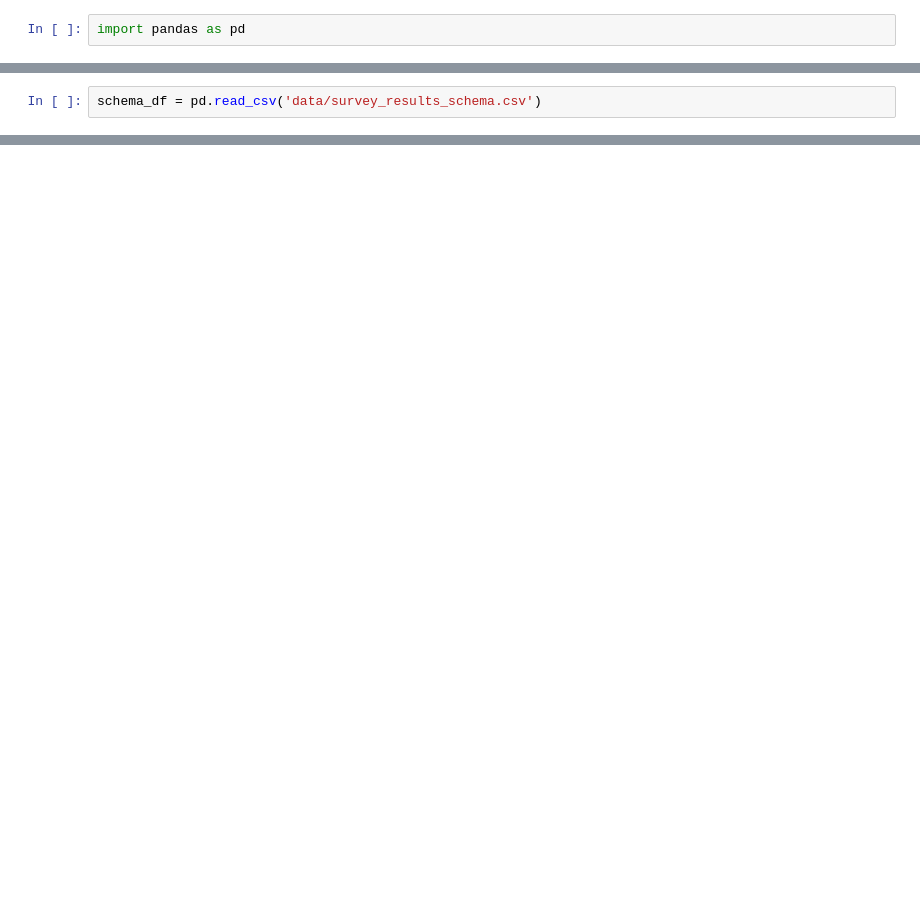
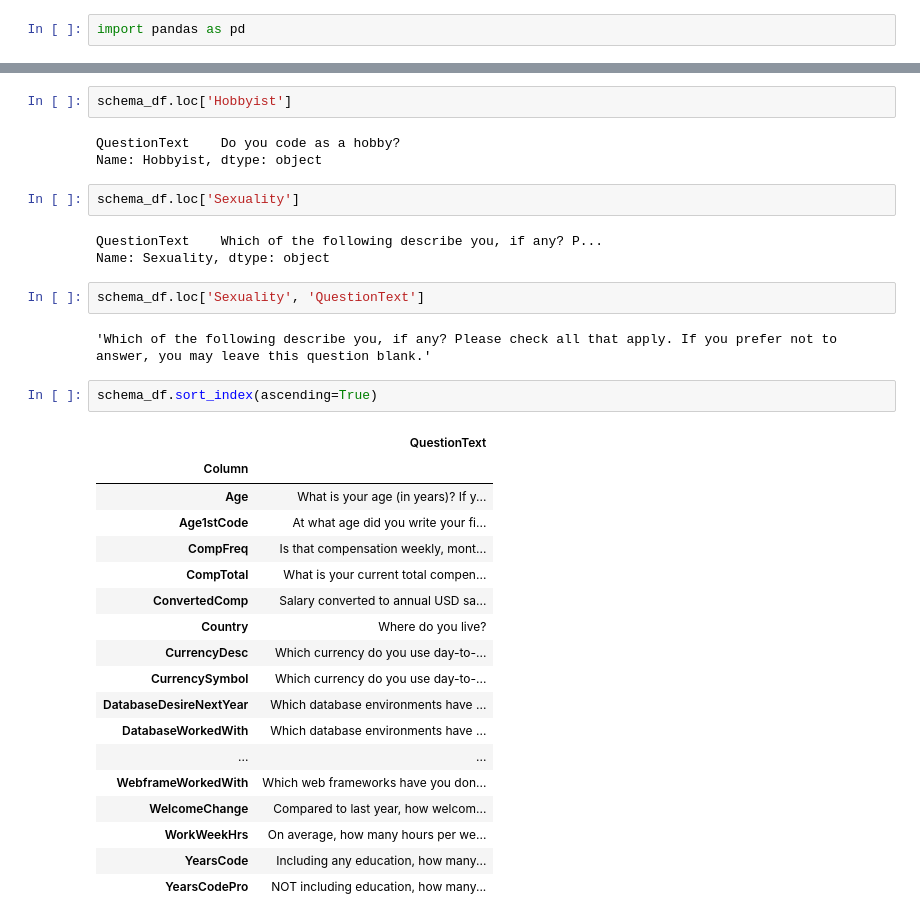
Before and after one commit to sharmasourab93/JustPython, a Jupyter notebook: pandas/pandas_1.ipynb, the cells around one changed output, grey strips where cells are left out. Drawn from its saved outputs; the diff is of its cells as text; blank space fills up the shorter version.

```diff
--- a/pandas/pandas_1.ipynb
+++ b/pandas/pandas_1.ipynb
@@ -67,2 +74,0 @@ df
-# %%
-schema_df = pd.read_csv('data/survey_results_schema.csv')
@@ -103,0 +165,35 @@ schema_df
+# %%
+schema_df.loc['Hobbyist']
+# %% [output]
+QuestionText    Do you code as a hobby?
+Name: Hobbyist, dtype: object
+# %%
+schema_df.loc['Sexuality']
+# %% [output]
+QuestionText    Which of the following describe you, if any? P...
+Name: Sexuality, dtype: object
+# %%
+schema_df.loc['Sexuality', 'QuestionText']
+# %% [output]
+'Which of the following describe you, if any? Please check all that apply. If you prefer not to answer, you may leave this question blank.'
+# %%
+schema_df.sort_index(ascending=True)
+# %% [output]
+|  | QuestionText |
+| Column |  |
+| Age | What is your age (in years)? If y... |
+| Age1stCode | At what age did you write your fi... |
+| CompFreq | Is that compensation weekly, mont... |
+| CompTotal | What is your current total compen... |
+| ConvertedComp | Salary converted to annual USD sa... |
+| Country | Where do you live? |
+| CurrencyDesc | Which currency do you use day-to-... |
+| CurrencySymbol | Which currency do you use day-to-... |
+| DatabaseDesireNextYear | Which database environments have ... |
+| DatabaseWorkedWith | Which database environments have ... |
+| ... | ... |
+| WebframeWorkedWith | Which web frameworks have you don... |
+| WelcomeChange | Compared to last year, how welcom... |
+| WorkWeekHrs | On average, how many hours per we... |
+| YearsCode | Including any education, how many... |
+| YearsCodePro | NOT including education, how many... |
```
Also changed, not shown: parts of 37 cells of this notebook, 1 other file.
